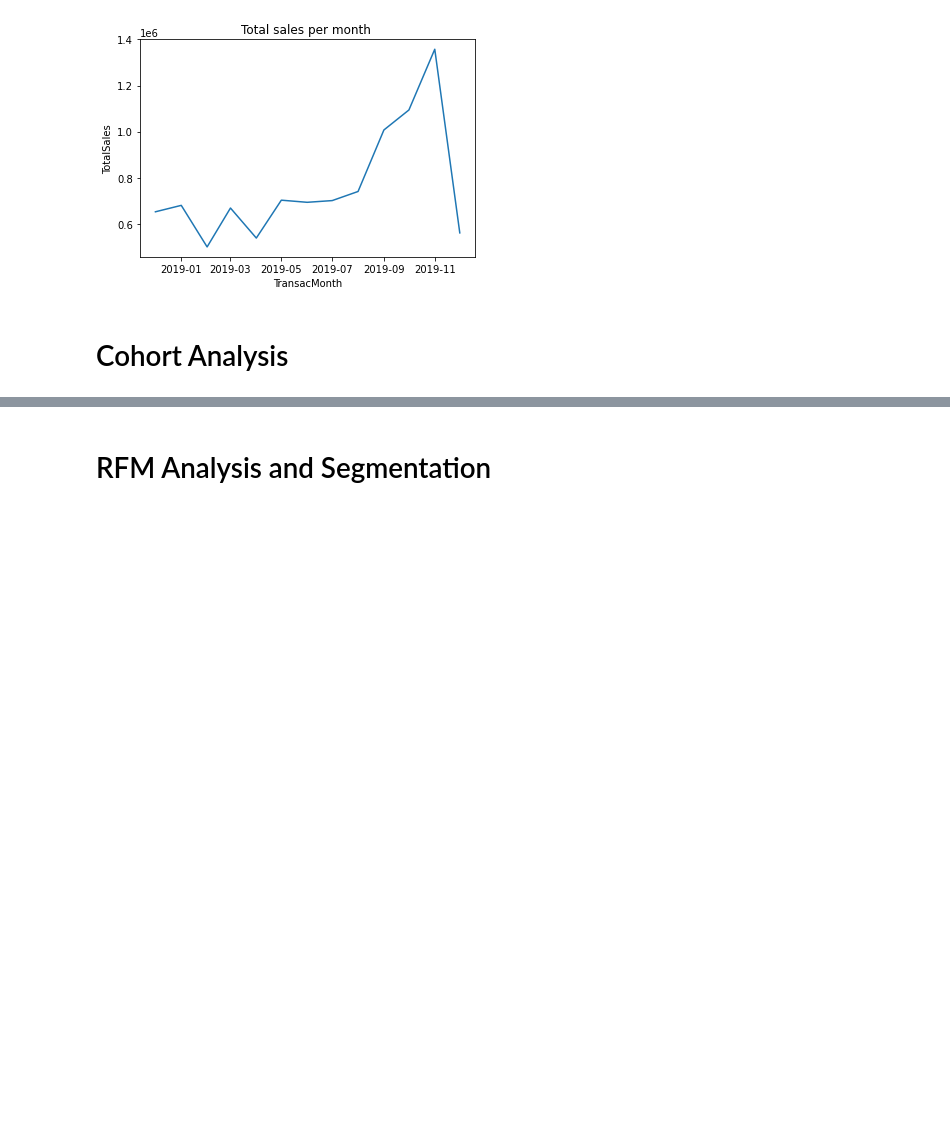
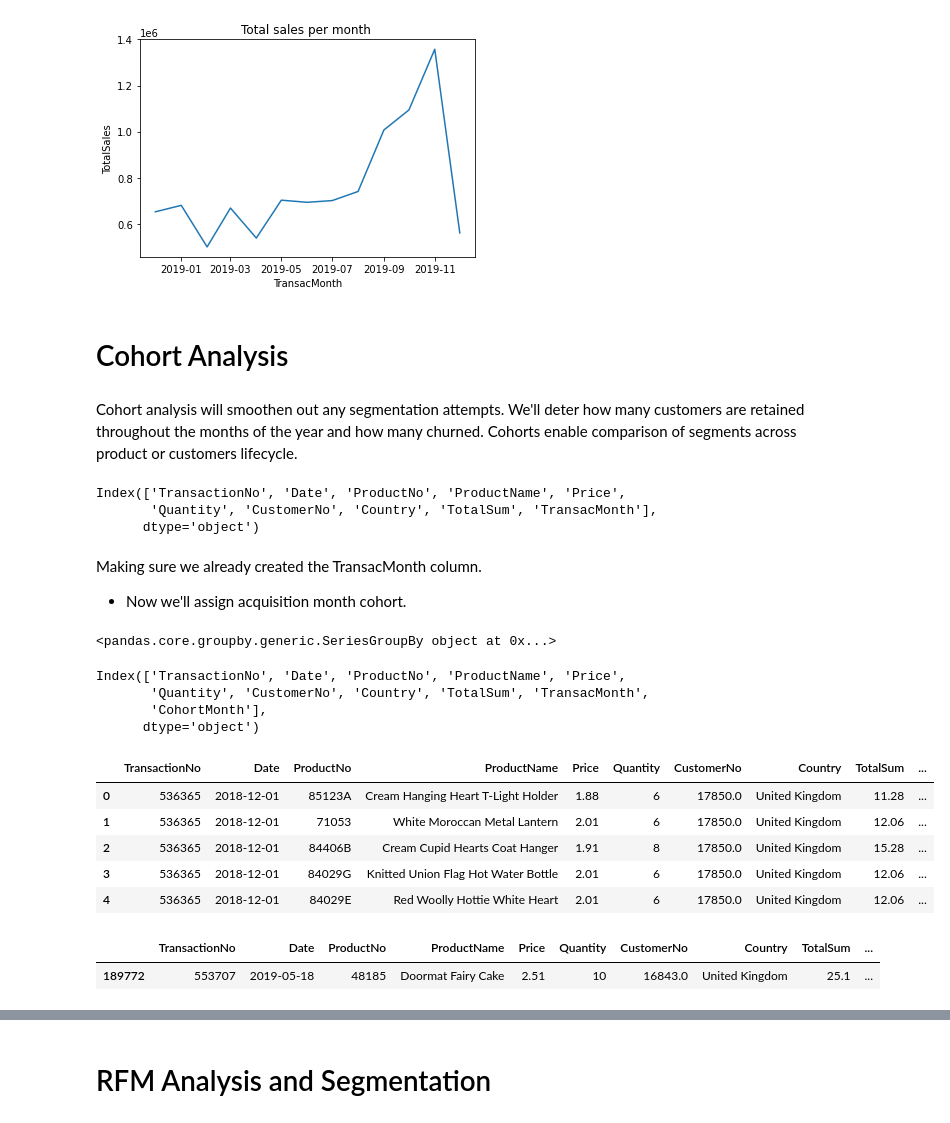
Before and after one commit to Oumnia-Sdn/CustomersSegmentation-RFM-KMeans, a Jupyter notebook: notebooks/UK B2C e-commerce transactions analysis & purchase prediction .ipynb, the cells around one changed output, grey strips where cells are left out. Drawn from its saved outputs; the diff is of its cells as text; code cells hidden in the pictures; blank space fills up the shorter version.

Commit message:
Some work on Cohort analysis

```diff
--- a/notebooks/UK B2C e-commerce transactions analysis & purchase prediction .ipynb
+++ b/notebooks/UK B2C e-commerce transactions analysis & purchase prediction .ipynb
@@ -427,3 +428,41 @@ Text(0.5, 1.0, 'Total sales per month ')
 [figure]
 # %% [markdown]
 # Cohort Analysis
+# %% [markdown]
+Cohort analysis will smoothen out any segmentation attempts. We'll deter how many customers are retained throughout the months of the year and how many churned. Cohorts enable comparison of segments across product or customers lifecycle.
+# %%
+data.columns
+# %% [output]
+Index(['TransactionNo', 'Date', 'ProductNo', 'ProductName', 'Price',
+       'Quantity', 'CustomerNo', 'Country', 'TotalSum', 'TransacMonth'],
+      dtype='object')
+# %% [markdown]
+Making sure we already created the TransacMonth column.
+
+* Now we'll assign acquisition month cohort.
+# %%
+grouping = data.groupby('CustomerNo')['TransacMonth']
+grouping
+# %% [output]
+<pandas.core.groupby.generic.SeriesGroupBy object at 0x...>
+# %%
+data["CohortMonth"]= grouping.transform('min')
+# %%
+print(data.columns)
+data.head()
+# %% [output]
+Index(['TransactionNo', 'Date', 'ProductNo', 'ProductName', 'Price',
+       'Quantity', 'CustomerNo', 'Country', 'TotalSum', 'TransacMonth',
+       'CohortMonth'],
+      dtype='object')
+|  | TransactionNo | Date | ProductNo | ProductName | Price | Quantity | CustomerNo | Country | TotalSum | ... |
+| 0 | 536365 | 2018-12-01 | 85123A | Cream Hanging Heart T-Light Holder | 1.88 | 6 | 17850.0 | United Kingdom | 11.28 | ... |
+| 1 | 536365 | 2018-12-01 | 71053 | White Moroccan Metal Lantern | 2.01 | 6 | 17850.0 | United Kingdom | 12.06 | ... |
+| 2 | 536365 | 2018-12-01 | 84406B | Cream Cupid Hearts Coat Hanger | 1.91 | 8 | 17850.0 | United Kingdom | 15.28 | ... |
+| 3 | 536365 | 2018-12-01 | 84029G | Knitted Union Flag Hot Water Bottle | 2.01 | 6 | 17850.0 | United Kingdom | 12.06 | ... |
+| 4 | 536365 | 2018-12-01 | 84029E | Red Woolly Hottie White Heart | 2.01 | 6 | 17850.0 | United Kingdom | 12.06 | ... |
+# %%
+data.sample()
+# %% [output]
+|  | TransactionNo | Date | ProductNo | ProductName | Price | Quantity | CustomerNo | Country | TotalSum | ... |
+| 189772 | 553707 | 2019-05-18 | 48185 | Doormat Fairy Cake | 2.51 | 10 | 16843.0 | United Kingdom | 25.1 | ... |
```
Also changed, not shown: parts of 6 cells of this notebook.
